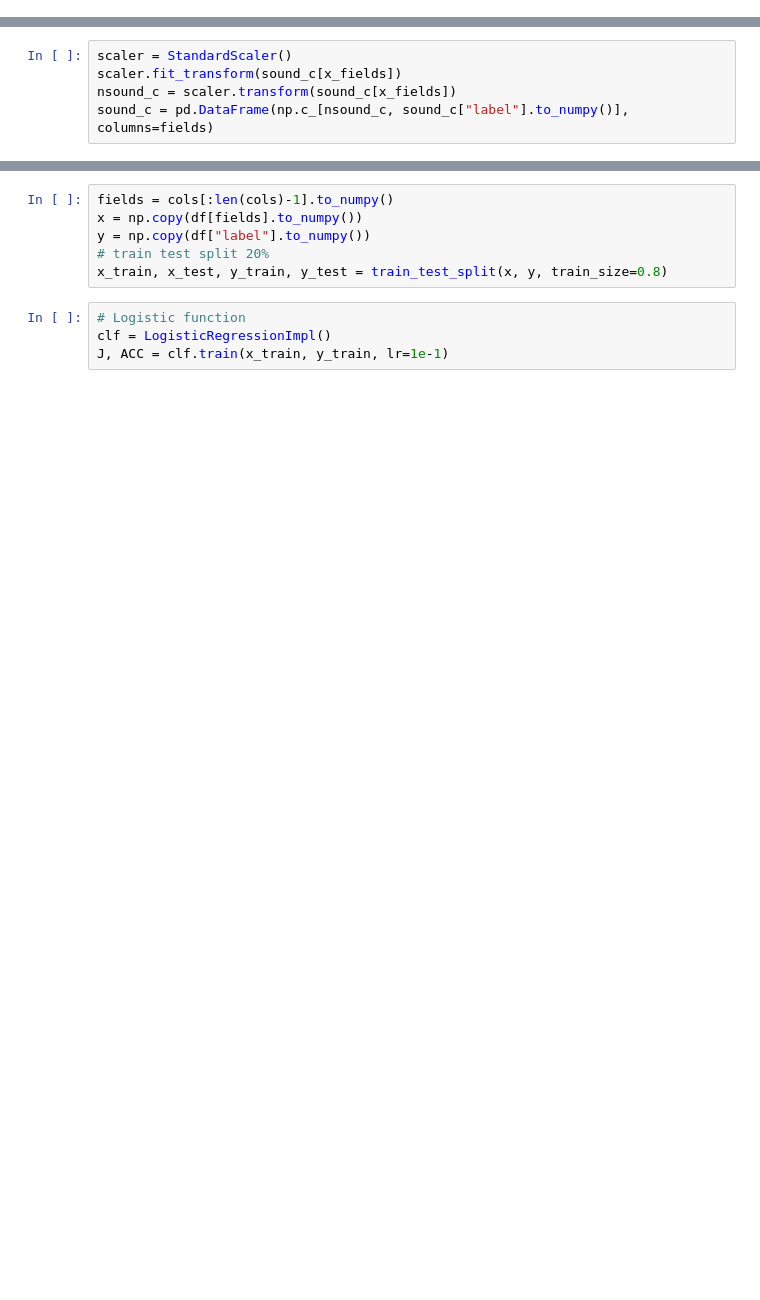
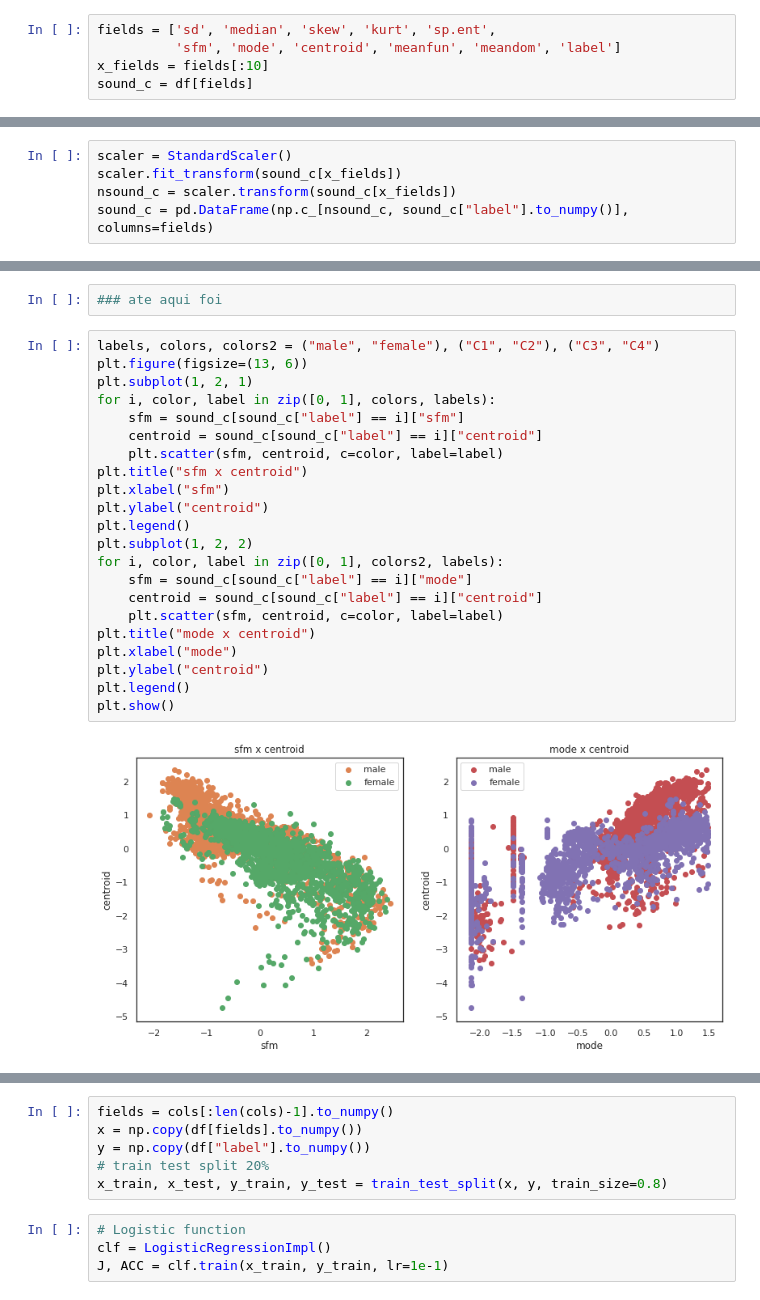
Before and after one commit to jimitogni/ia006, a Jupyter notebook: efc2/efc2_v2.ipynb, the cells around one changed output, grey strips where cells are left out. Saved outputs shown, nothing was run; the diff lists cells and outputs as text; blank space fills up the shorter version.

```diff
--- a/efc2/efc2_v2.ipynb
+++ b/efc2/efc2_v2.ipynb
@@ -397 +495,6 @@ plt.show()
+# %%
+fields = ['sd', 'median', 'skew', 'kurt', 'sp.ent',
+          'sfm', 'mode', 'centroid', 'meanfun', 'meandom', 'label']
+x_fields = fields[:10]
+sound_c = df[fields]
 # %%
@@ -496,0 +651,26 @@ print(df2)
+# %%
+### ate aqui foi
+# %%
+labels, colors, colors2 = ("male", "female"), ("C1", "C2"), ("C3", "C4")
+plt.figure(figsize=(13, 6))
+plt.subplot(1, 2, 1)
+for i, color, label in zip([0, 1], colors, labels):
+    sfm = sound_c[sound_c["label"] == i]["sfm"]
+    centroid = sound_c[sound_c["label"] == i]["centroid"]
+    plt.scatter(sfm, centroid, c=color, label=label)
+plt.title("sfm x centroid")
+plt.xlabel("sfm")
+plt.ylabel("centroid")
+plt.legend()
+plt.subplot(1, 2, 2)
+for i, color, label in zip([0, 1], colors2, labels):
+    sfm = sound_c[sound_c["label"] == i]["mode"]
+    centroid = sound_c[sound_c["label"] == i]["centroid"]
+    plt.scatter(sfm, centroid, c=color, label=label)
+plt.title("mode x centroid")
+plt.xlabel("mode")
+plt.ylabel("centroid")
+plt.legend()
+plt.show()
+# %% [output]
+[figure, added]
```
Also changed, not shown: parts of 28 cells of this notebook, 4 other files.
